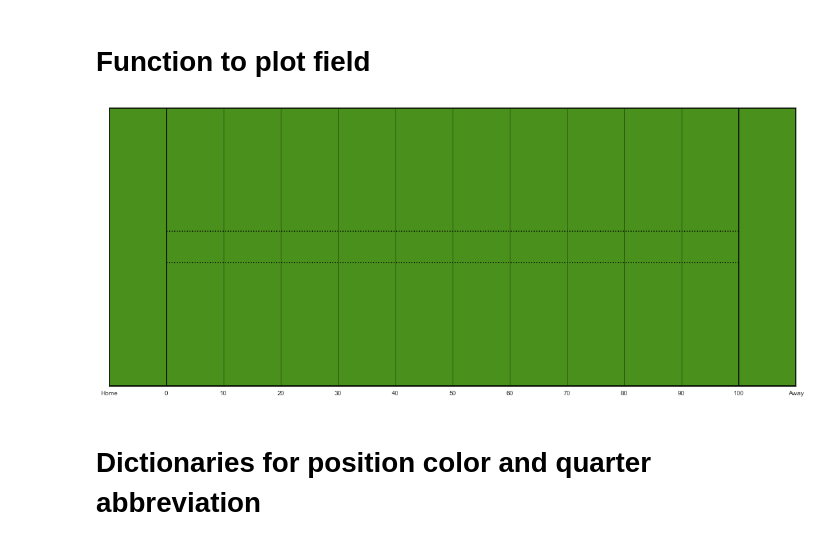
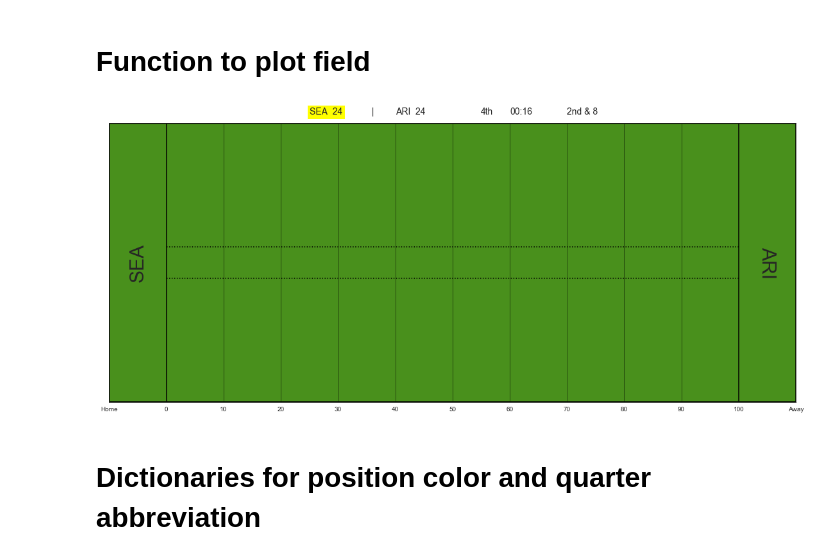
Before and after one commit to defoote/NFL, a Jupyter notebook: NFL.ipynb, the cells around one changed output. Saved outputs shown, nothing was run; the diff lists cells and outputs as text; code cells hidden in the pictures.

Commit message:
Added make_ticker()
Changed ticker plotting to its own function, doesn't work for full field w/horizontal closeup because that plot uses ax object for axes

```diff
--- a/NFL.ipynb
+++ b/NFL.ipynb
@@ -92,10 +93,32 @@ def make_field():
     plt.xlim([-0.1,120])
     plt.ylim([-0.1,53.4])
     return
+# %%
+def make_ticker(play_inf):
+    HomePossession = (1,1,1)
+    VisitorPossession = (1,1,1)
+
+    if play_inf['PossessionTeam'] == play_inf['Home']:
+        HomePossession = (1,1,0)
+    if play_inf['PossessionTeam'] == play_inf['Visitor']:
+        VisitorPossession = (1,1,0)
+
+    plt.text(35,55,'{}  {}'.format(play_inf['Home'],play_inf['HomeScoreBeforePlay']),fontsize=14,
+             bbox=dict(boxstyle="square",fc=HomePossession))
+    plt.text(45,55,'  |  ',fontsize=14)
+    plt.text(50,55,'{}  {}'.format(play_inf['Visitor'],play_inf['VisitorScoreBeforePlay']),fontsize=14,
+             bbox=dict(boxstyle="square",fc=VisitorPossession))
+    plt.text(65,55,quarters[play_inf['Quarter']],fontsize=14)
+    plt.text(70,55,str(play_inf['GameClock'][:-3]),fontsize=14)
+    plt.text(80,55,'{} & {}'.format(quarters[play_inf['Down']],play_inf['Distance']), fontsize=14)
+
+    plt.text(5,26.65,play_inf['Home'],fontsize=30,rotation=90,horizontalalignment='center',verticalalignment='center')
+    plt.text(115,26.65,play_inf['Visitor'],fontsize=30,rotation=-90,horizontalalignment='center',verticalalignment='center')
 # %%
 make_field()
+make_ticker(play_inf)
 # %% [output]
-[figure, old version]
+[figure, new version]
 # %% [markdown]
 # Dictionaries for position color and quarter abbreviation
 # %%
```
Also changed, not shown: parts of 4 cells of this notebook.
